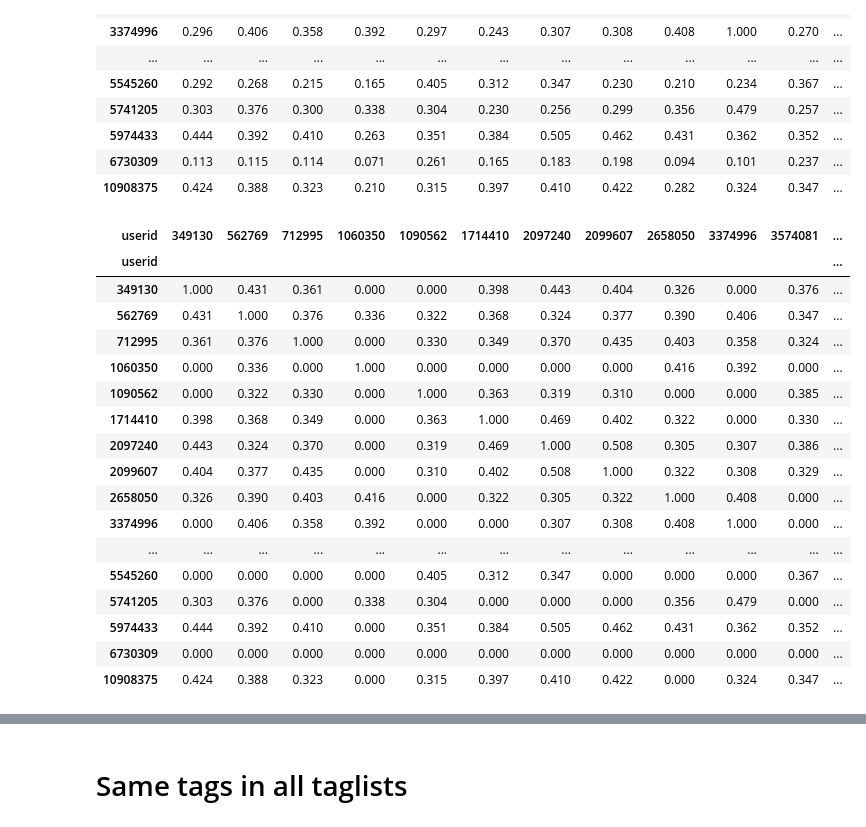
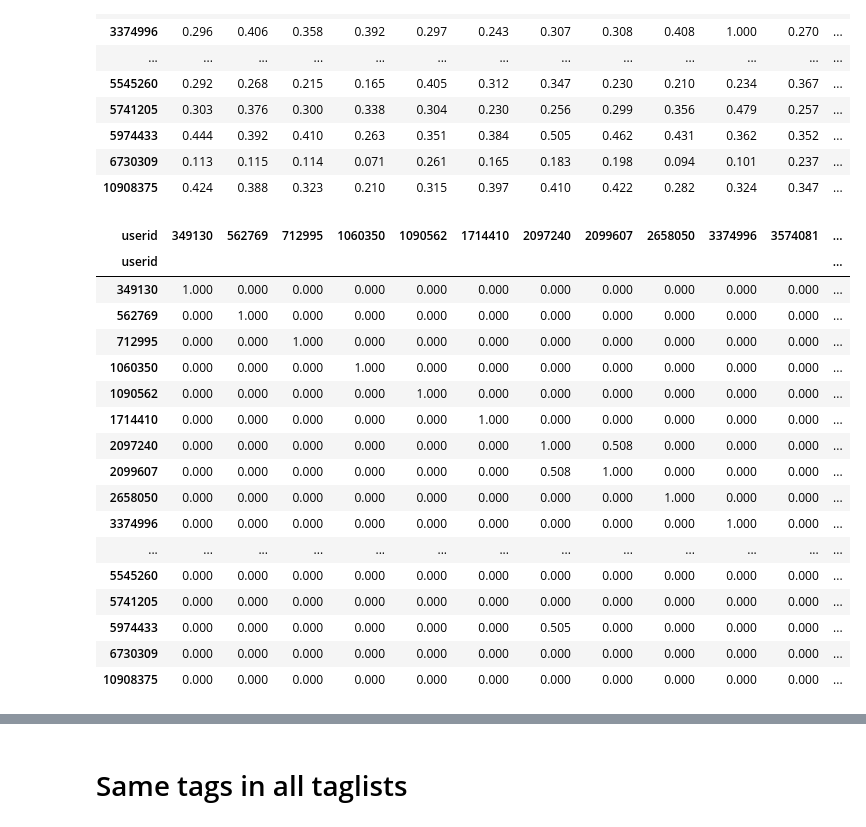
Before and after one commit to LBraunshausen/MSR-project, a Jupyter notebook: RQ4.ipynb, the cells around one changed output, grey strips where cells are left out. Drawn from its saved outputs; the diff is of its cells as text; code cells hidden in the pictures.

```diff
--- a/RQ4.ipynb
+++ b/RQ4.ipynb
@@ -11,15 +11,20 @@ import sklearn
 from sklearn import preprocessing
 from sklearn.feature_extraction.text import TfidfVectorizer
 from sklearn.metrics.pairwise import cosine_similarity
-from bokeh.plotting import figure, show
+from bokeh.plotting import figure, show, ColumnDataSource
 from bokeh.transform import jitter
 from bokeh.io import curdoc
+from bokeh.models import LabelSet
 import csv
 import math
+import networkx as nx
+import nx_altair as nxa
+import altair as alt
+from networkx.drawing.nx_agraph import graphviz_layout
 
 # configuration
 n_tag_posts = 500
-n_answer_posts = 42636
+n_answer_posts = 42637
 # %%
 # Load csv data
 filepath = os.path.join(os.getcwd(), 'QueryResults_sample_42636_14_05_21.csv')
@@ -415,27 +497,27 @@ display(sim_df)
 | 6730309 | 0.113 | 0.115 | 0.114 | 0.071 | 0.261 | 0.165 | 0.183 | 0.198 | 0.094 | 0.101 | 0.237 | ... |
 | 10908375 | 0.424 | 0.388 | 0.323 | 0.210 | 0.315 | 0.397 | 0.410 | 0.422 | 0.282 | 0.324 | 0.347 | ... |
 # %%
-threshold = 0.3
+threshold = 0.5
 
 tag_similarity_filtered = sim_df
 tag_similarity_filtered.values[tag_similarity_filtered <= threshold] = 0
 tag_similarity_filtered
 # %% [output]
 | userid | 349130 | 562769 | 712995 | 1060350 | 1090562 | 1714410 | 2097240 | 2099607 | 2658050 | 3374996 | 3574081 | ... |
 | userid |  |  |  |  |  |  |  |  |  |  |  | ... |
-| 349130 | 1.000 | 0.431 | 0.361 | 0.000 | 0.000 | 0.398 | 0.443 | 0.404 | 0.326 | 0.000 | 0.376 | ... |
-| 562769 | 0.431 | 1.000 | 0.376 | 0.336 | 0.322 | 0.368 | 0.324 | 0.377 | 0.390 | 0.406 | 0.347 | ... |
-| 712995 | 0.361 | 0.376 | 1.000 | 0.000 | 0.330 | 0.349 | 0.370 | 0.435 | 0.403 | 0.358 | 0.324 | ... |
-| 1060350 | 0.000 | 0.336 | 0.000 | 1.000 | 0.000 | 0.000 | 0.000 | 0.000 | 0.416 | 0.392 | 0.000 | ... |
-| 1090562 | 0.000 | 0.322 | 0.330 | 0.000 | 1.000 | 0.363 | 0.319 | 0.310 | 0.000 | 0.000 | 0.385 | ... |
-| 1714410 | 0.398 | 0.368 | 0.349 | 0.000 | 0.363 | 1.000 | 0.469 | 0.402 | 0.322 | 0.000 | 0.330 | ... |
-| 2097240 | 0.443 | 0.324 | 0.370 | 0.000 | 0.319 | 0.469 | 1.000 | 0.508 | 0.305 | 0.307 | 0.386 | ... |
-| 2099607 | 0.404 | 0.377 | 0.435 | 0.000 | 0.310 | 0.402 | 0.508 | 1.000 | 0.322 | 0.308 | 0.329 | ... |
-| 2658050 | 0.326 | 0.390 | 0.403 | 0.416 | 0.000 | 0.322 | 0.305 | 0.322 | 1.000 | 0.408 | 0.000 | ... |
-| 3374996 | 0.000 | 0.406 | 0.358 | 0.392 | 0.000 | 0.000 | 0.307 | 0.308 | 0.408 | 1.000 | 0.000 | ... |
+| 349130 | 1.000 | 0.000 | 0.000 | 0.000 | 0.000 | 0.000 | 0.000 | 0.000 | 0.000 | 0.000 | 0.000 | ... |
+| 562769 | 0.000 | 1.000 | 0.000 | 0.000 | 0.000 | 0.000 | 0.000 | 0.000 | 0.000 | 0.000 | 0.000 | ... |
+| 712995 | 0.000 | 0.000 | 1.000 | 0.000 | 0.000 | 0.000 | 0.000 | 0.000 | 0.000 | 0.000 | 0.000 | ... |
+| 1060350 | 0.000 | 0.000 | 0.000 | 1.000 | 0.000 | 0.000 | 0.000 | 0.000 | 0.000 | 0.000 | 0.000 | ... |
+| 1090562 | 0.000 | 0.000 | 0.000 | 0.000 | 1.000 | 0.000 | 0.000 | 0.000 | 0.000 | 0.000 | 0.000 | ... |
+| 1714410 | 0.000 | 0.000 | 0.000 | 0.000 | 0.000 | 1.000 | 0.000 | 0.000 | 0.000 | 0.000 | 0.000 | ... |
+| 2097240 | 0.000 | 0.000 | 0.000 | 0.000 | 0.000 | 0.000 | 1.000 | 0.508 | 0.000 | 0.000 | 0.000 | ... |
+| 2099607 | 0.000 | 0.000 | 0.000 | 0.000 | 0.000 | 0.000 | 0.508 | 1.000 | 0.000 | 0.000 | 0.000 | ... |
+| 2658050 | 0.000 | 0.000 | 0.000 | 0.000 | 0.000 | 0.000 | 0.000 | 0.000 | 1.000 | 0.000 | 0.000 | ... |
+| 3374996 | 0.000 | 0.000 | 0.000 | 0.000 | 0.000 | 0.000 | 0.000 | 0.000 | 0.000 | 1.000 | 0.000 | ... |
 | ... | ... | ... | ... | ... | ... | ... | ... | ... | ... | ... | ... | ... |
-| 5545260 | 0.000 | 0.000 | 0.000 | 0.000 | 0.405 | 0.312 | 0.347 | 0.000 | 0.000 | 0.000 | 0.367 | ... |
-| 5741205 | 0.303 | 0.376 | 0.000 | 0.338 | 0.304 | 0.000 | 0.000 | 0.000 | 0.356 | 0.479 | 0.000 | ... |
-| 5974433 | 0.444 | 0.392 | 0.410 | 0.000 | 0.351 | 0.384 | 0.505 | 0.462 | 0.431 | 0.362 | 0.352 | ... |
+| 5545260 | 0.000 | 0.000 | 0.000 | 0.000 | 0.000 | 0.000 | 0.000 | 0.000 | 0.000 | 0.000 | 0.000 | ... |
+| 5741205 | 0.000 | 0.000 | 0.000 | 0.000 | 0.000 | 0.000 | 0.000 | 0.000 | 0.000 | 0.000 | 0.000 | ... |
+| 5974433 | 0.000 | 0.000 | 0.000 | 0.000 | 0.000 | 0.000 | 0.505 | 0.000 | 0.000 | 0.000 | 0.000 | ... |
 | 6730309 | 0.000 | 0.000 | 0.000 | 0.000 | 0.000 | 0.000 | 0.000 | 0.000 | 0.000 | 0.000 | 0.000 | ... |
-| 10908375 | 0.424 | 0.388 | 0.323 | 0.000 | 0.315 | 0.397 | 0.410 | 0.422 | 0.000 | 0.324 | 0.347 | ... |
+| 10908375 | 0.000 | 0.000 | 0.000 | 0.000 | 0.000 | 0.000 | 0.000 | 0.000 | 0.000 | 0.000 | 0.000 | ... |
```
Also changed, not shown: parts of 20 cells of this notebook.
